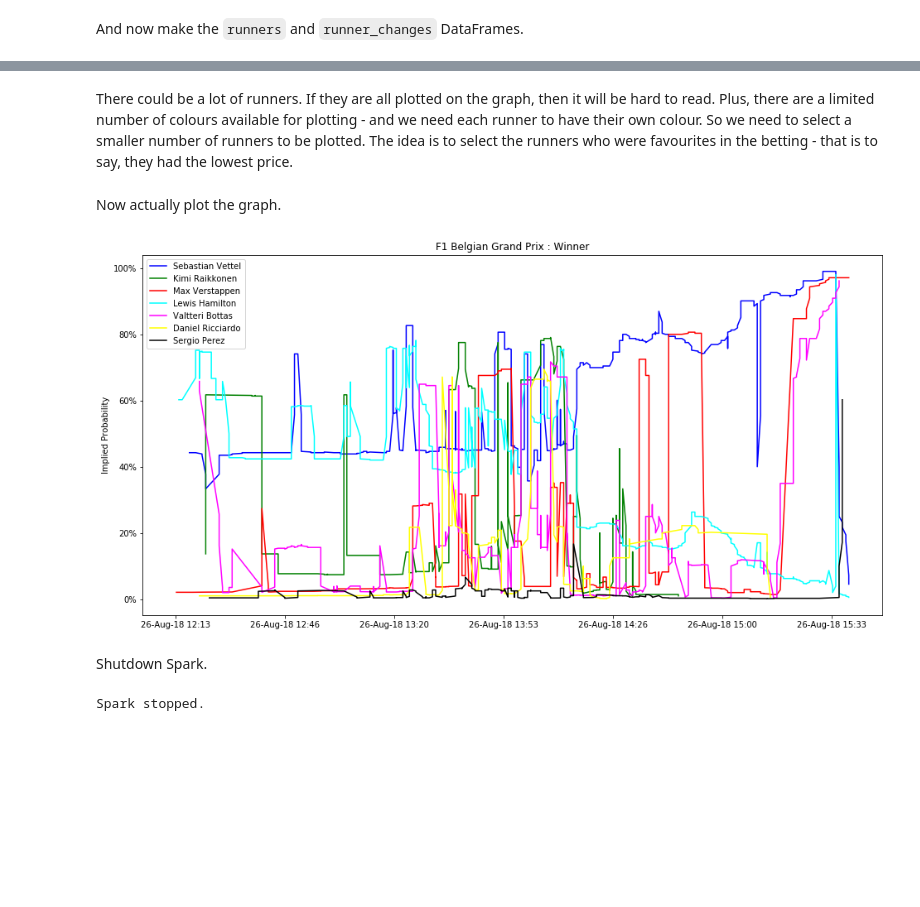
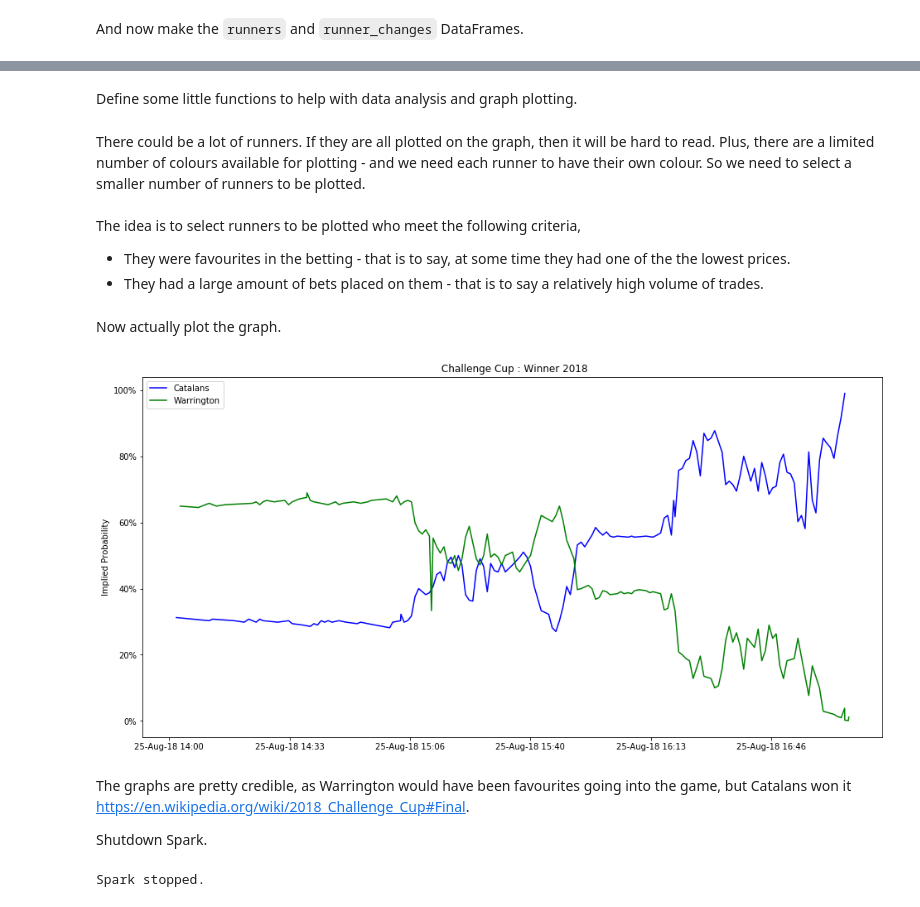
Before and after one commit to johntelforduk/betfair-data-analysis, a Jupyter notebook: betfair_analysis.ipynb, the cells around one changed output, grey strips where cells are left out. Saved outputs shown, nothing was run; the diff lists cells and outputs as text; code cells hidden in the pictures; blank space fills up the shorter version.

```diff
--- a/betfair_analysis.ipynb
+++ b/betfair_analysis.ipynb
@@ -232,5 +237,6 @@ Nonetheless, it takes about 10 mins on my laptop. You can monitor progress here
 # %%
-selection_condition = "event_name = 'F1 Belgian Grand Prix' AND market_name = 'Winner'"
+# This market_id is for the Challenge Cup 2018 winner market.
+selection_condition = "market_id = '1.139297802'"
 
 chosen_runners = runners.filter(selection_condition).selectExpr('market_id',
                                                                 'event_name',
@@ -248,7 +254,21 @@ chosen_runner_changes = chosen_runners.join(runner_changes, chosen_runners.runne
                         runner_changes.published_time,
                         runner_changes.last_traded_price
                         ).orderBy('published_time').collect()
+# %% [markdown]
+Define some little functions to help with data analysis and graph plotting.
+# %%
+# Betfair time seem to be in milliseconds, so this converts them to seconds.
+def betfair_to_epoch(betfair_time):
+    return betfair_time / 1000
+
+# Convert a string like '30.08.2018 17:30:00' to a time number.
+def string_to_epoch(time_str):
+    pattern = '%d.%m.%Y %H:%M:%S'
+    return time.mktime(time.strptime(time_str, pattern))
 # %% [markdown]
 There could be a lot of runners. If they are all plotted on the graph, then it will be hard to read. Plus, there are a limited number of colours available for plotting - and we need each runner to have their own colour.
-So we need to select a smaller number of runners to be plotted. The idea is to select the runners who were favourites in the betting - that is to say, they had the lowest price.
+So we need to select a smaller number of runners to be plotted.<br><br>
+The idea is to select runners to be plotted who meet the following criteria,
+* They were favourites in the betting - that is to say, at some time they had one of the the lowest prices.
+* They had a large amount of bets placed on them - that is to say a relatively high volume of trades.
 # %%
@@ -279,17 +318,9 @@ for i in range(len(colours)):     # We'll pick as many runners to be ploteed as
 Now actually plot the graph.
 # %%
 fig, ax = pyplot.subplots(nrows=1, ncols=1, figsize=(16, 8))
-
 curr_colour = 0
 
-pattern = '%d.%m.%Y %H:%M:%S'
-
-from_time = '26.08.2018 12:00:00'
-from_epoch = time.mktime(time.strptime(from_time, pattern))
-to_time = '26.08.2018 19:00:00'
-to_epoch = time.mktime(time.strptime(to_time, pattern))
-
-sample_size = 10
+sample_size = 1        # Can be adjusted to smooth out data if there are outlier prices sometimes.
 
 # Plot graphs for the list of best runners (lowest priced runners) found in previous cell.
 for br in best_runners:
@@ -299,8 +330,8 @@ for br in best_runners:
     samples = []                          # Buffer of recent last_traded_price for this runner.
     for rc in chosen_runner_changes:
         if (rc.runner_id == br
-            and (rc.published_time / 1000) >= from_epoch
-            and (rc.published_time / 1000) <= to_epoch):
+            and betfair_to_epoch(rc.published_time) >= from_time
+            and betfair_to_epoch(rc.published_time) <= to_time):
 
             if len(samples) >= sample_size:        # If the samples buffer is full...
                 del samples[0]                     # ... remove the oldest item from it.
@@ -309,46 +340,48 @@ for br in best_runners:
 
             # Only plot this data point if the samples buffer is full sized.
             if len(samples) >= sample_size:
-                one_runner_x.append(rc.published_time / 1000)
-                one_runner_y.append(1 / median(samples))  # Use median price paid in samples buffer.
+                one_runner_x.append(betfair_to_epoch(rc.published_time))
+                one_runner_y.append(1 / max(samples))  # Use median price paid in samples buffer.
                 one_runner_name = rc.runner_name
 
     if len(samples) >= sample_size:
         ax.plot(one_runner_x, one_runner_y, color = colours[curr_colour], label = one_runner_name)
         curr_colour += 1
 
 pyplot.legend(loc='upper left')
 
 ax.set(ylabel='Implied Probability',
        title=chosen_runner_changes[0].event_name + ' : ' + chosen_runner_changes[0].market_name)
 
 # Reformat the x axis tick labels.
 x_locs, x_labels = pyplot.xticks()
 new_x_labels = []
 new_x_locs = []
 for l in x_locs[1:-1]:                   # Omit the first and last ticks.
     new_x_locs.append(l)
 
     # Reformat the x axis tick labels from numbers into nice date/time text format.
     new_x_labels.append(time.strftime('%d-%b-%y %H:%M', time.localtime(l)))
 pyplot.xticks(new_x_locs, new_x_labels)
 
-# Reforamt the y axis tick labels.
+# Reformat the y axis tick labels.
 y_locs, y_labels = pyplot.yticks()
 new_y_labels = []
 new_y_locs = []
 for l in y_locs[1:-1]:                   # Omit the first and last ticks.
     new_y_locs.append(l)
 
-    # Reformat the y axis tick labels into nice percentage text format.
+    # Reformat the y axis tick labels from decimals into nice percentage text format.
     new_y_labels.append(str(int(l * 100)) + '%')
 pyplot.yticks(new_y_locs, new_y_labels)
 
 pyplot.show()
 # %% [output]
-[figure, old version]
+[figure, new version]
-# %% [markdown]
-Shutdown Spark.
+# %% [markdown]
+The graphs are pretty credible, as Warrington would have been favourites going into the game, but Catalans won it <https://en.wikipedia.org/wiki/2018_Challenge_Cup#Final>.<br>
+
+Shutdown Spark.
 # %%
 spark.stop()
 print('Spark stopped.')
```
Also changed, not shown: parts of 5 cells of this notebook, 2 other files.
